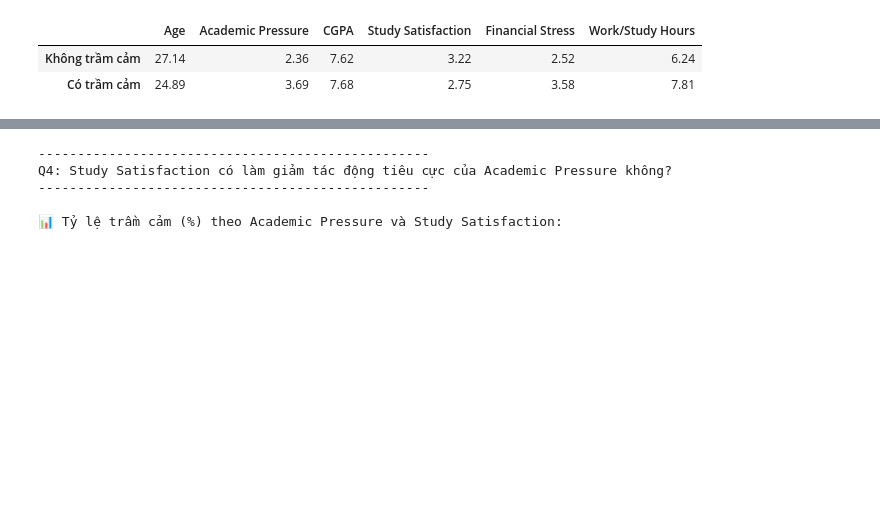
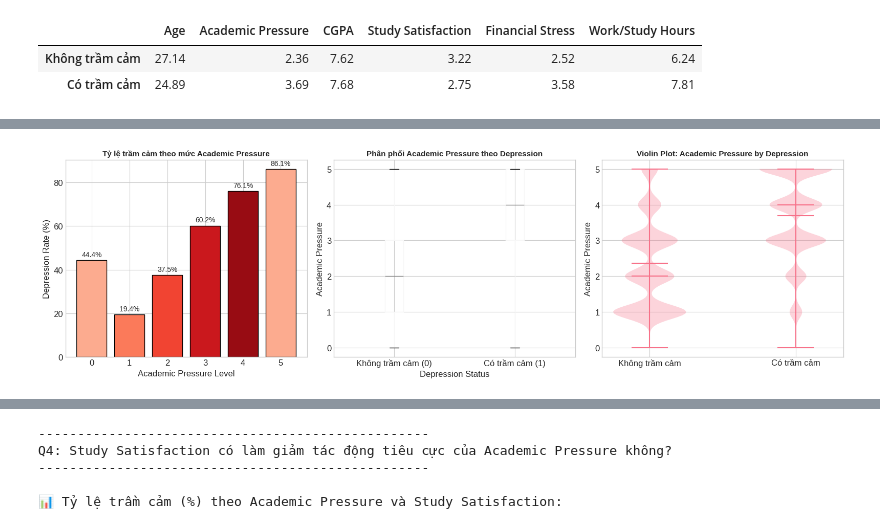
Before and after one commit to p1neapplechoco/StudentDepression, a Jupyter notebook: notebooks/01_exploration.ipynb, the cells around one changed output, grey strips where cells are left out. Cells and saved outputs as stored; diff of their text form; code cells hidden in the pictures; blank space fills up the shorter version.

```diff
--- a/notebooks/01_exploration.ipynb
+++ b/notebooks/01_exploration.ipynb
@@ -930,0 +851,86 @@ Q1 & Q2: Tỷ lệ trầm cảm trong sinh viên là bao nhiêu và phân bố t
+# %%
+# ============================================
+# CELL 13: Q3 - Academic Pressure và Trầm cảm
+# ============================================
+
+print("\n" + "="*70)
+print("3.2 ÁP LỰC HỌC TẬP VÀ HÀI LÒNG")
+print("="*70)
+print("\n" + "-"*50)
+print("Q3: Academic Pressure có thực sự liên quan mạnh đến trầm cảm?")
+print("-"*50)
+
+# 1. Point-biserial correlation
+r_pb, p_pb = pointbiserialr(df_clean['Depression'], df_clean['Academic Pressure'])
+print(f"\n📊 Point-biserial correlation:")
+print(f"   r = {r_pb:.4f}, p-value = {p_pb:.4e}")
+print(f"   Giải thích: {'Tương quan mạnh' if abs(r_pb) > 0.3 else 'Tương quan trung bình' if abs(r_pb) > 0.2 else 'Tương quan yếu'}")
+
+# 2. Tỷ lệ trầm cảm theo mức Academic Pressure
+pressure_dep = df_clean.groupby('Academic Pressure').agg({
+    'Depression': ['mean', 'count']
+}).round(3)
+pressure_dep.columns = ['Depression Rate', 'Count']
+pressure_dep['Depression Rate %'] = (pressure_dep['Depression Rate'] * 100).round(1)
+
+print("\n📊 Tỷ lệ trầm cảm theo mức Academic Pressure:")
+display(pressure_dep)
+
+# 3. Visualization
+fig, axes = plt.subplots(1, 3, figsize=(16, 5))
+
+# Bar chart - Depression rate by Academic Pressure
+ax1 = axes[0]
+colors_grad = plt.cm.Reds(np.linspace(0.3, 0.9, 5))
+bars = ax1.bar(pressure_dep.index, pressure_dep['Depression Rate %'],
+               color=colors_grad, edgecolor='black')
+ax1.set_xlabel('Academic Pressure Level')
+ax1.set_ylabel('Depression Rate (%)')
+ax1.set_title('Tỷ lệ trầm cảm theo mức Academic Pressure', fontsize=11, fontweight='bold')
+for bar in bars:
+    height = bar.get_height()
+    ax1.text(bar.get_x() + bar.get_width()/2., height + 1,
+            f'{height:.1f}%', ha='center', va='bottom', fontsize=10)
+
+# Box plot
+ax2 = axes[1]
+df_clean.boxplot(column='Academic Pressure', by='Depression', ax=ax2)
+ax2.set_xlabel('Depression Status')
+ax2.set_ylabel('Academic Pressure')
+ax2.set_title('Phân phối Academic Pressure theo Depression', fontsize=11, fontweight='bold')
+ax2.set_xticklabels(['Không trầm cảm (0)', 'Có trầm cảm (1)'])
+plt.suptitle('')
+
+# Violin plot
+ax3 = axes[2]
+parts = ax3.violinplot([df_clean[df_clean['Depression']==0]['Academic Pressure'].dropna(),
+                        df_clean[df_clean['Depression']==1]['Academic Pressure'].dropna()],
+                       positions=[0, 1], showmeans=True, showmedians=True)
+ax3.set_xticks([0, 1])
+ax3.set_xticklabels(['Không trầm cảm', 'Có trầm cảm'])
+ax3.set_ylabel('Academic Pressure')
+ax3.set_title('Violin Plot: Academic Pressure by Depression', fontsize=11, fontweight='bold')
+
+plt.tight_layout()
+plt.show()
+
+# 4. Odds Ratio tính toán
+print("\n📊 Odds Ratio Analysis:")
+# High pressure (4-5) vs Low pressure (1-2)
+high_pressure = df_clean[df_clean['Academic Pressure'] >= 4]
+low_pressure = df_clean[df_clean['Academic Pressure'] <= 2]
+
+high_dep = high_pressure['Depression'].sum()
+high_no_dep = len(high_pressure) - high_dep
+low_dep = low_pressure['Depression'].sum()
+low_no_dep = len(low_pressure) - low_dep
+
+odds_high = high_dep / high_no_dep if high_no_dep > 0 else np.inf
+odds_low = low_dep / low_no_dep if low_no_dep > 0 else np.inf
+odds_ratio = odds_high / odds_low if odds_low > 0 else np.inf
+
+print(f"   Odds (High Pressure): {odds_high:.4f}")
+print(f"   Odds (Low Pressure): {odds_low:.4f}")
+print(f"   Odds Ratio: {odds_ratio:.2f}")
+print(f"   ➤ Sinh viên có áp lực cao (4-5) có nguy cơ trầm cảm cao gấp {odds_ratio:.1f} lần so với sinh viên có áp lực thấp (1-2)")
+# %% [output]
@@ -930,0 +958 @@ Q1 & Q2: Tỷ lệ trầm cảm trong sinh viên là bao nhiêu và phân bố t
+[figure, added]
```
Also changed, not shown: parts of 50 cells of this notebook, 1 other file.
